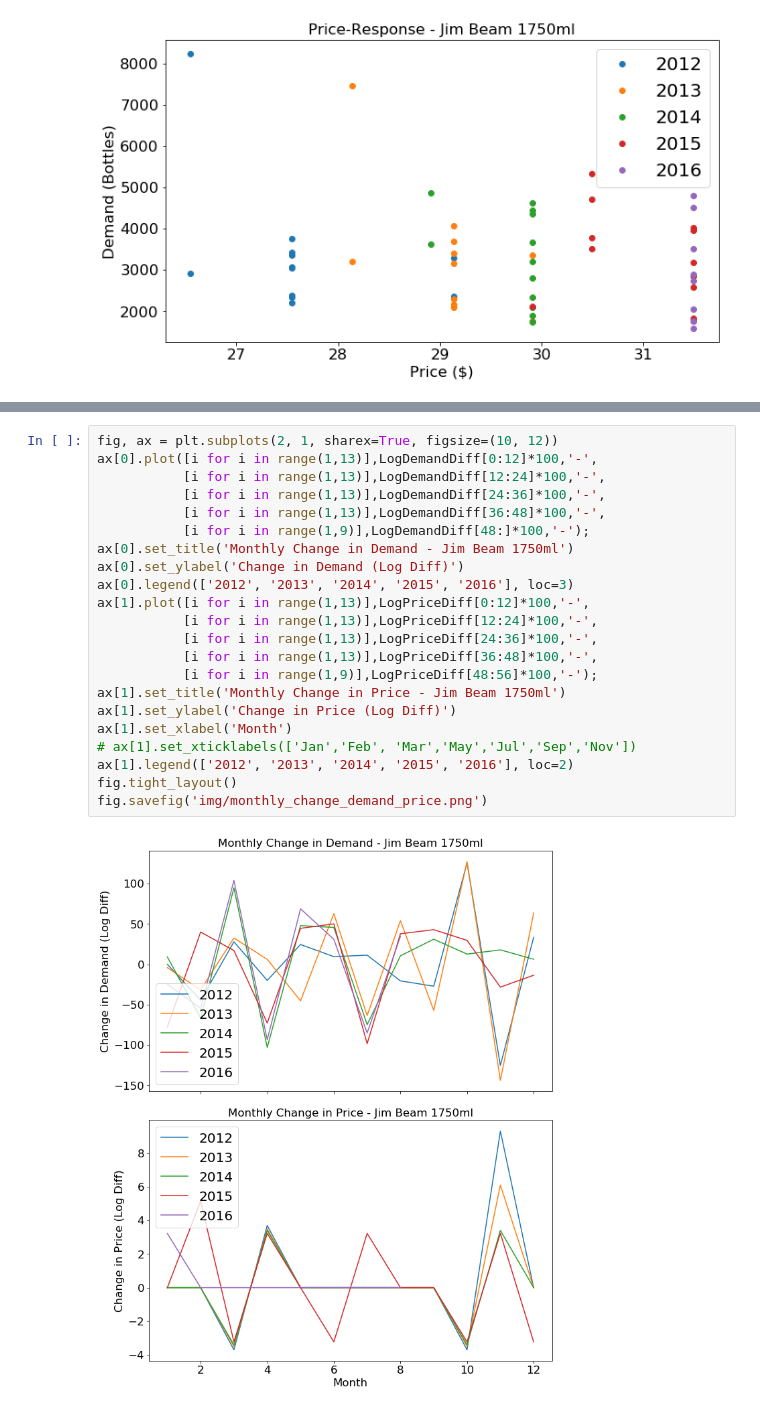
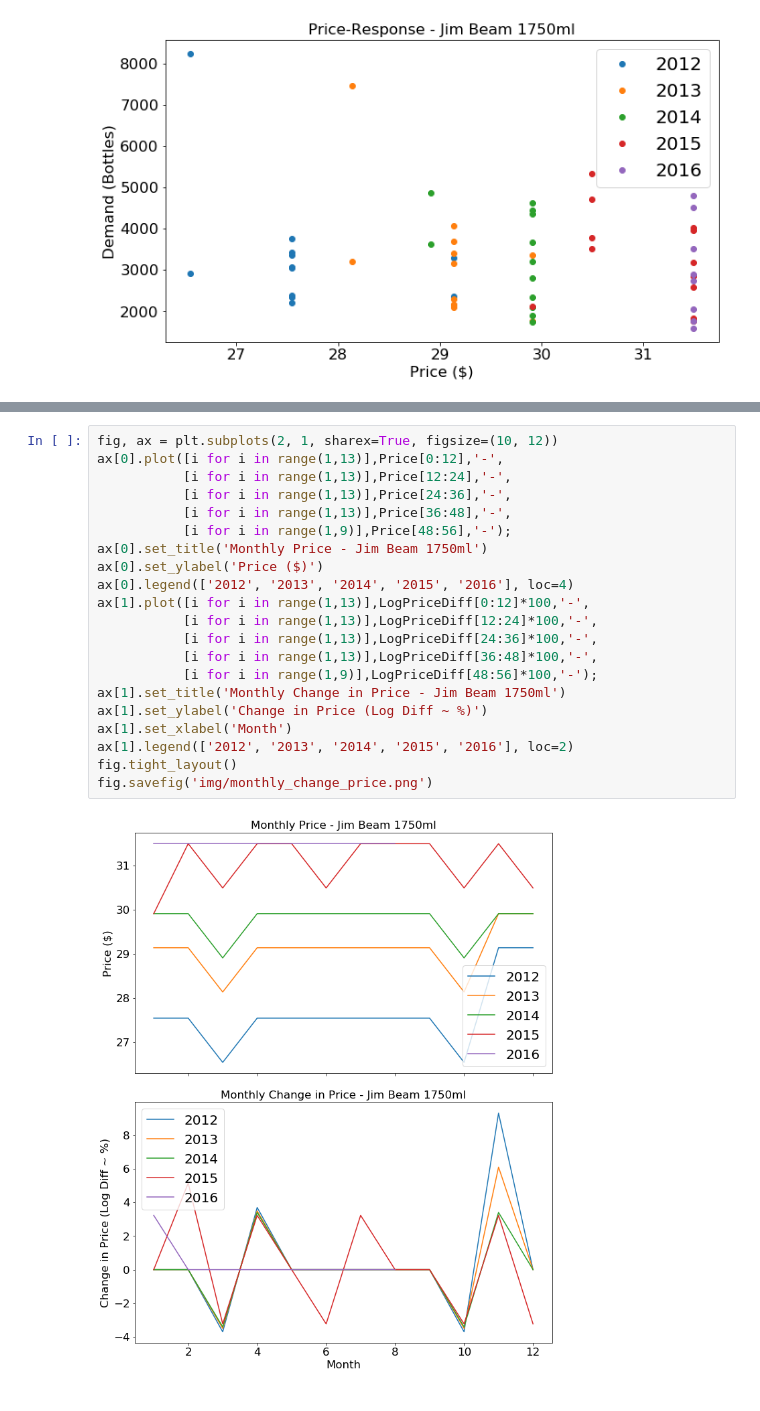
Before and after one commit to nicholsonjohnc/promotion-optimization, a Jupyter notebook: Untitled.ipynb, the cells around one changed output, grey strips where cells are left out. Cells and saved outputs as stored; diff of their text form.

```diff
--- a/Untitled.ipynb
+++ b/Untitled.ipynb
@@ -142,24 +133,23 @@ fig.savefig('img/historical_change_demand_price.png')
 # %%
 fig, ax = plt.subplots(2, 1, sharex=True, figsize=(10, 12))
-ax[0].plot([i for i in range(1,13)],LogDemandDiff[0:12]*100,'-',
-           [i for i in range(1,13)],LogDemandDiff[12:24]*100,'-',
-           [i for i in range(1,13)],LogDemandDiff[24:36]*100,'-',
-           [i for i in range(1,13)],LogDemandDiff[36:48]*100,'-',
-           [i for i in range(1,9)],LogDemandDiff[48:]*100,'-');
-ax[0].set_title('Monthly Change in Demand - Jim Beam 1750ml')
-ax[0].set_ylabel('Change in Demand (Log Diff)')
-ax[0].legend(['2012', '2013', '2014', '2015', '2016'], loc=3)
+ax[0].plot([i for i in range(1,13)],Price[0:12],'-',
+           [i for i in range(1,13)],Price[12:24],'-',
+           [i for i in range(1,13)],Price[24:36],'-',
+           [i for i in range(1,13)],Price[36:48],'-',
+           [i for i in range(1,9)],Price[48:56],'-');
+ax[0].set_title('Monthly Price - Jim Beam 1750ml')
+ax[0].set_ylabel('Price ($)')
+ax[0].legend(['2012', '2013', '2014', '2015', '2016'], loc=4)
 ax[1].plot([i for i in range(1,13)],LogPriceDiff[0:12]*100,'-',
            [i for i in range(1,13)],LogPriceDiff[12:24]*100,'-',
            [i for i in range(1,13)],LogPriceDiff[24:36]*100,'-',
            [i for i in range(1,13)],LogPriceDiff[36:48]*100,'-',
            [i for i in range(1,9)],LogPriceDiff[48:56]*100,'-');
 ax[1].set_title('Monthly Change in Price - Jim Beam 1750ml')
-ax[1].set_ylabel('Change in Price (Log Diff)')
+ax[1].set_ylabel('Change in Price (Log Diff ~ %)')
 ax[1].set_xlabel('Month')
-# ax[1].set_xticklabels(['Jan','Feb', 'Mar','May','Jul','Sep','Nov'])
 ax[1].legend(['2012', '2013', '2014', '2015', '2016'], loc=2)
 fig.tight_layout()
-fig.savefig('img/monthly_change_demand_price.png')
+fig.savefig('img/monthly_change_price.png')
 # %% [output]
-[figure, old version]
+[figure, new version]
```
Also changed, not shown: parts of 12 cells of this notebook, 10 other files.
